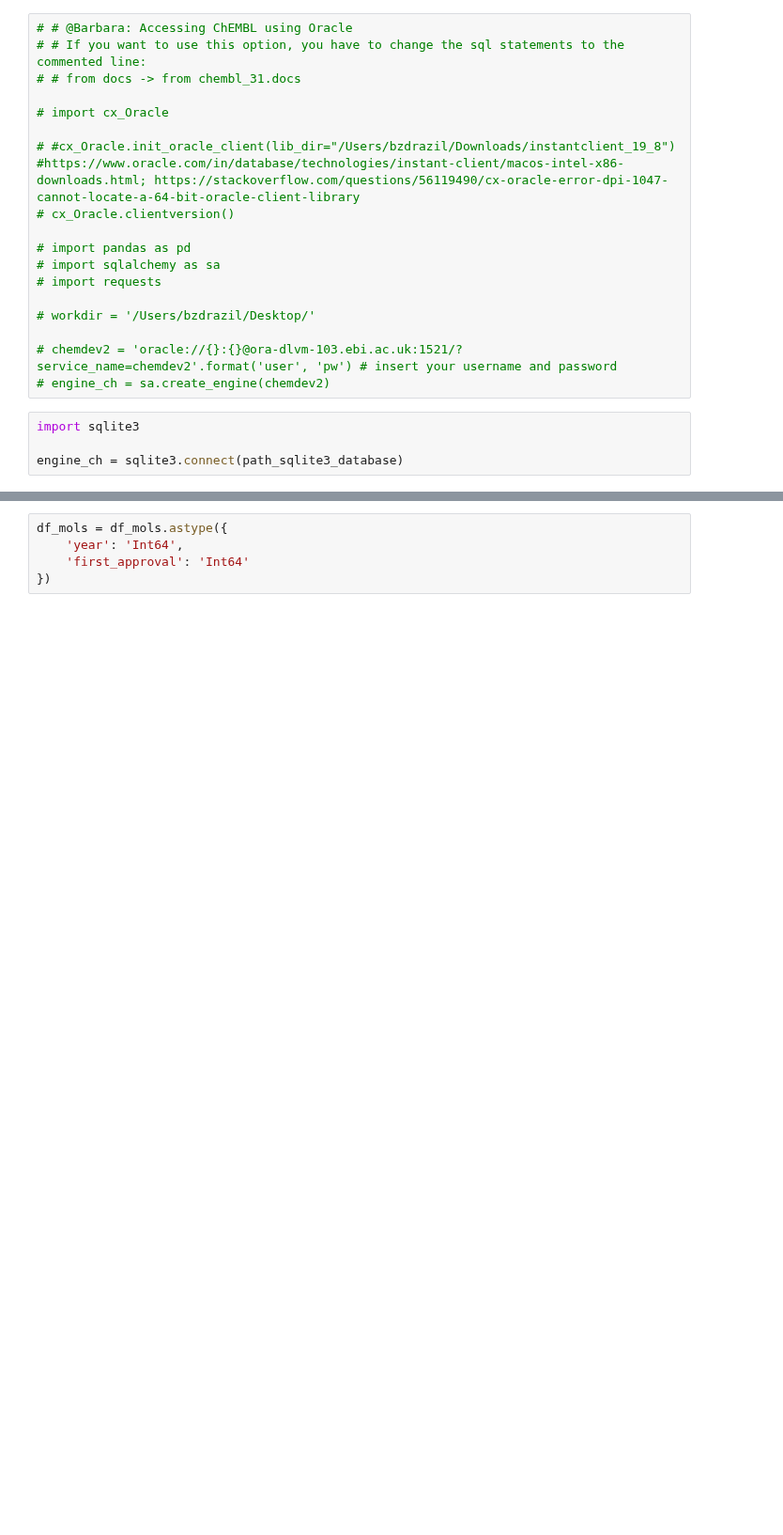
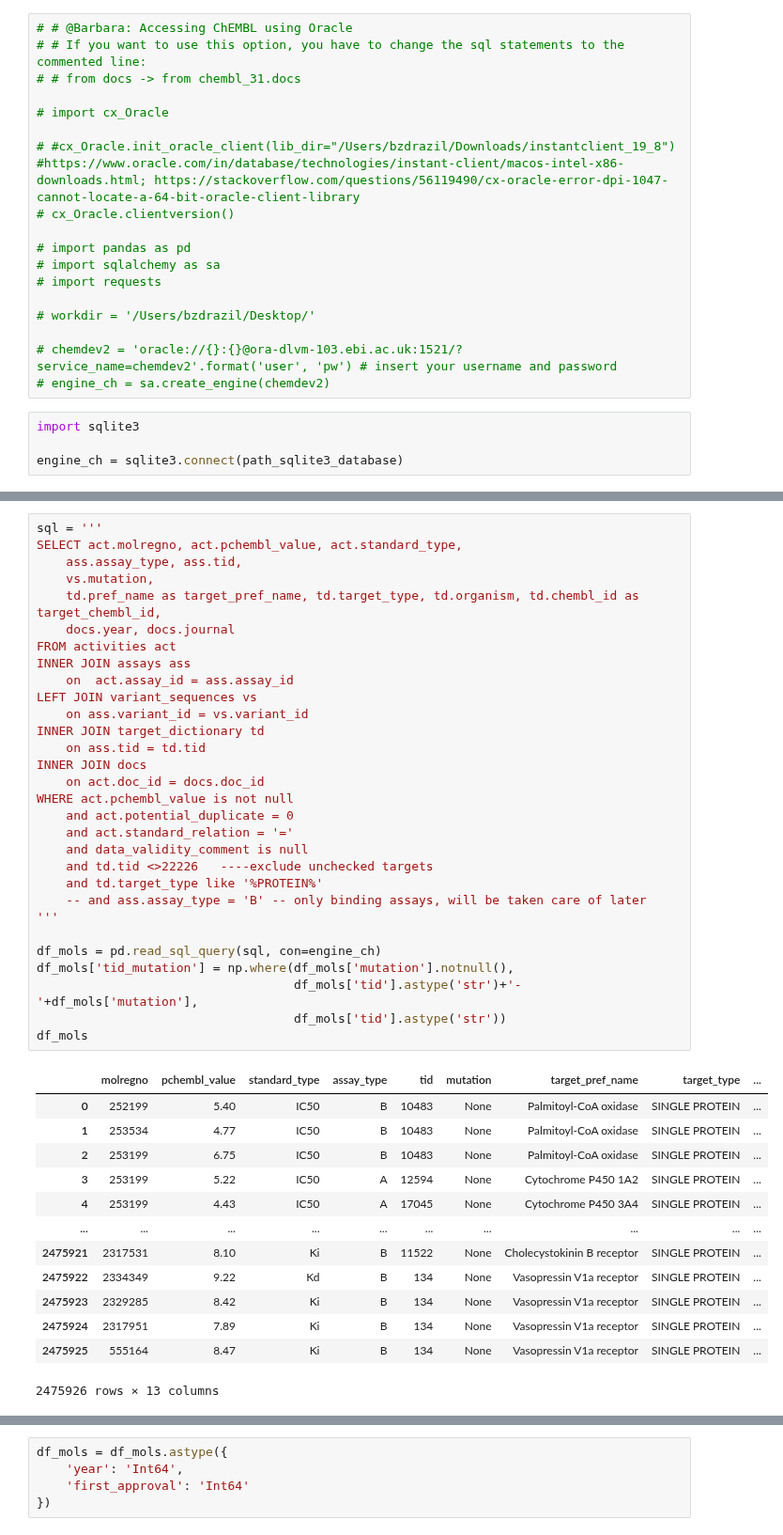
Before and after one commit to chembl/compound_target_pairs_dataset, a Jupyter notebook: Leeson_dataset_extraction.ipynb, the cells around one changed output, grey strips where cells are left out. Shown at 94% size. Saved outputs shown, nothing was run; the diff lists cells and outputs as text; blank space fills up the shorter version.

```diff
--- a/Leeson_dataset_extraction.ipynb
+++ b/Leeson_dataset_extraction.ipynb
@@ -103,0 +55,44 @@ df_mols
+# %%
+sql = '''
+SELECT act.molregno, act.pchembl_value, act.standard_type,
+    ass.assay_type, ass.tid,
+    vs.mutation,
+    td.pref_name as target_pref_name, td.target_type, td.organism, td.chembl_id as target_chembl_id,
+    docs.year, docs.journal
+FROM activities act
+INNER JOIN assays ass
+    on  act.assay_id = ass.assay_id
+LEFT JOIN variant_sequences vs
+    on ass.variant_id = vs.variant_id
+INNER JOIN target_dictionary td
+    on ass.tid = td.tid
+INNER JOIN docs
+    on act.doc_id = docs.doc_id
+WHERE act.pchembl_value is not null
+    and act.potential_duplicate = 0
+    and act.standard_relation = '='
+    and data_validity_comment is null
+    and td.tid <>22226   ----exclude unchecked targets
+    and td.target_type like '%PROTEIN%'
+    -- and ass.assay_type = 'B' -- only binding assays, will be taken care of later
+'''
+
+df_mols = pd.read_sql_query(sql, con=engine_ch)
+df_mols['tid_mutation'] = np.where(df_mols['mutation'].notnull(),
+                                   df_mols['tid'].astype('str')+'-'+df_mols['mutation'],
+                                   df_mols['tid'].astype('str'))
+df_mols
+# %% [output]
+|  | molregno | pchembl_value | standard_type | assay_type | tid | mutation | target_pref_name | target_type | ... |
+| 0 | 252199 | 5.40 | IC50 | B | 10483 | None | Palmitoyl-CoA oxidase | SINGLE PROTEIN | ... |
+| 1 | 253534 | 4.77 | IC50 | B | 10483 | None | Palmitoyl-CoA oxidase | SINGLE PROTEIN | ... |
+| 2 | 253199 | 6.75 | IC50 | B | 10483 | None | Palmitoyl-CoA oxidase | SINGLE PROTEIN | ... |
+| 3 | 253199 | 5.22 | IC50 | A | 12594 | None | Cytochrome P450 1A2 | SINGLE PROTEIN | ... |
+| 4 | 253199 | 4.43 | IC50 | A | 17045 | None | Cytochrome P450 3A4 | SINGLE PROTEIN | ... |
+| ... | ... | ... | ... | ... | ... | ... | ... | ... | ... |
+| 2475921 | 2317531 | 8.10 | Ki | B | 11522 | None | Cholecystokinin B receptor | SINGLE PROTEIN | ... |
+| 2475922 | 2334349 | 9.22 | Kd | B | 134 | None | Vasopressin V1a receptor | SINGLE PROTEIN | ... |
+| 2475923 | 2329285 | 8.42 | Ki | B | 134 | None | Vasopressin V1a receptor | SINGLE PROTEIN | ... |
+| 2475924 | 2317951 | 7.89 | Ki | B | 134 | None | Vasopressin V1a receptor | SINGLE PROTEIN | ... |
+| 2475925 | 555164 | 8.47 | Ki | B | 134 | None | Vasopressin V1a receptor | SINGLE PROTEIN | ... |
+2475926 rows × 13 columns
```
Also changed, not shown: parts of 55 cells of this notebook.
